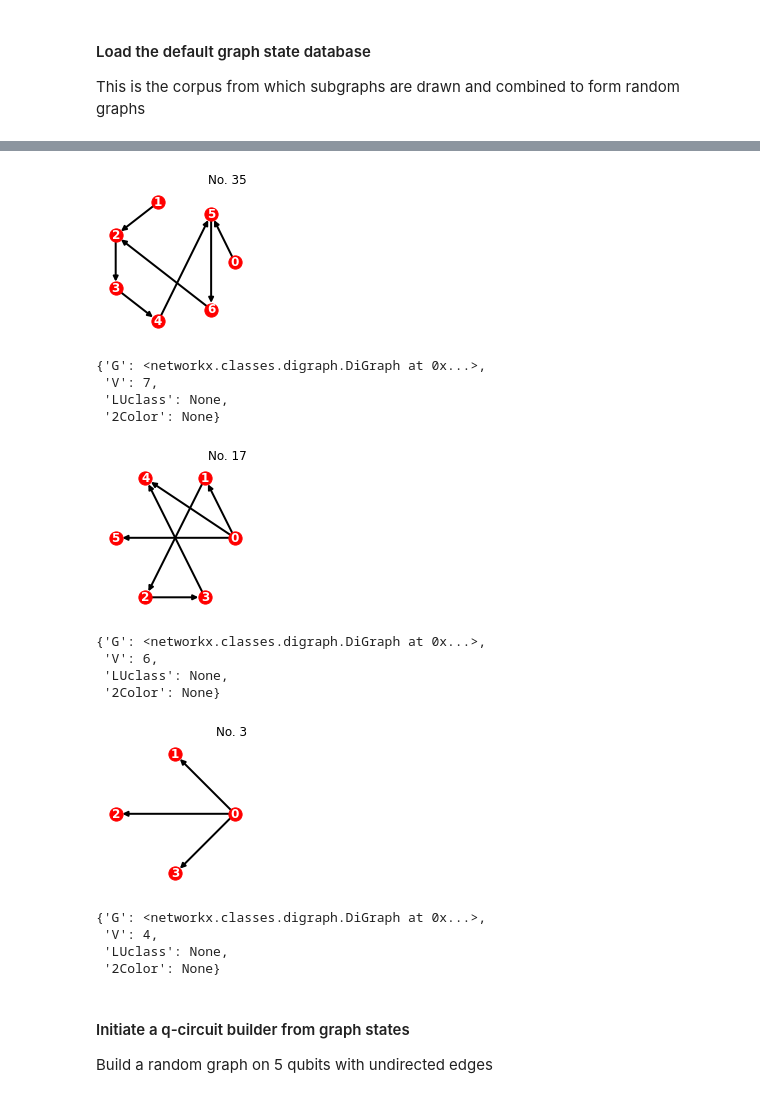
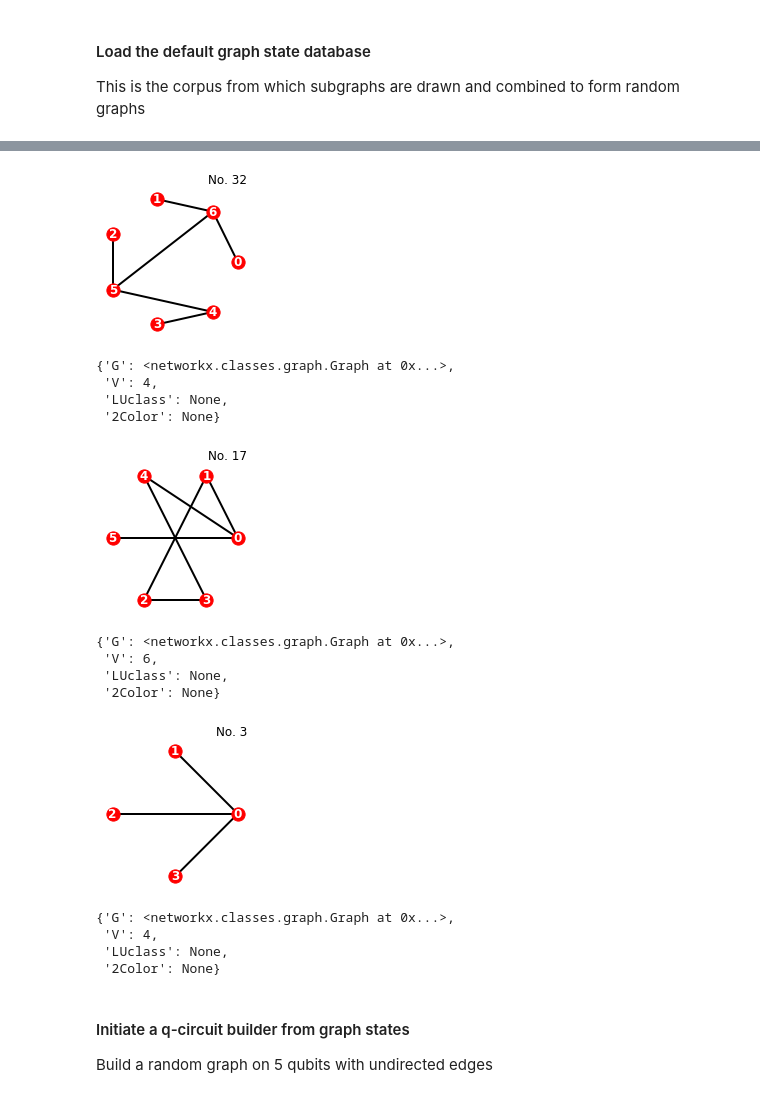
Before and after one commit to nlaanait/qcdenoise, a Jupyter notebook: examples/graph_circuits.ipynb, the cells around one changed output, grey strips where cells are left out. Cells and saved outputs as stored; diff of their text form; code cells hidden in the pictures.

```diff
--- a/examples/graph_circuits.ipynb
+++ b/examples/graph_circuits.ipynb
@@ -11,7 +16,7 @@ import networkx as nx
 
 This is the corpus from which subgraphs are drawn and combined to form random graphs
 # %%
-graph_db = qcd.GraphDB(directed=True)
-graph_db.plot_graph(graph_number=[35])
-graph_db['35']
+graph_db = qcd.GraphDB(directed=False)
+graph_db.plot_graph(graph_number=[32])
+graph_db['3']
 # %% [output]
@@ -18,14 +24,14 @@ graph_db['35']
-[figure, old version]
+[figure, new version]
-{'G': <networkx.classes.digraph.DiGraph at 0x...>,
- 'V': 7,
- 'LUclass': None,
- '2Color': None}
+{'G': <networkx.classes.graph.Graph at 0x...>,
+ 'V': 4,
+ 'LUclass': None,
+ '2Color': None}
 # %%
 graph_db.plot_graph(graph_number=[17])
 graph_db['17']
 # %% [output]
-[figure, old version]
+[figure, new version]
-{'G': <networkx.classes.digraph.DiGraph at 0x...>,
+{'G': <networkx.classes.graph.Graph at 0x...>,
  'V': 6,
  'LUclass': None,
  '2Color': None}
@@ -33,8 +39,8 @@ graph_db['17']
 graph_db.plot_graph(graph_number=[3])
 graph_db['3']
 # %% [output]
-[figure, old version]
+[figure, new version]
-{'G': <networkx.classes.digraph.DiGraph at 0x...>,
+{'G': <networkx.classes.graph.Graph at 0x...>,
  'V': 4,
  'LUclass': None,
  '2Color': None}
```
Also changed, not shown: parts of 5 cells of this notebook, 7 other files.
